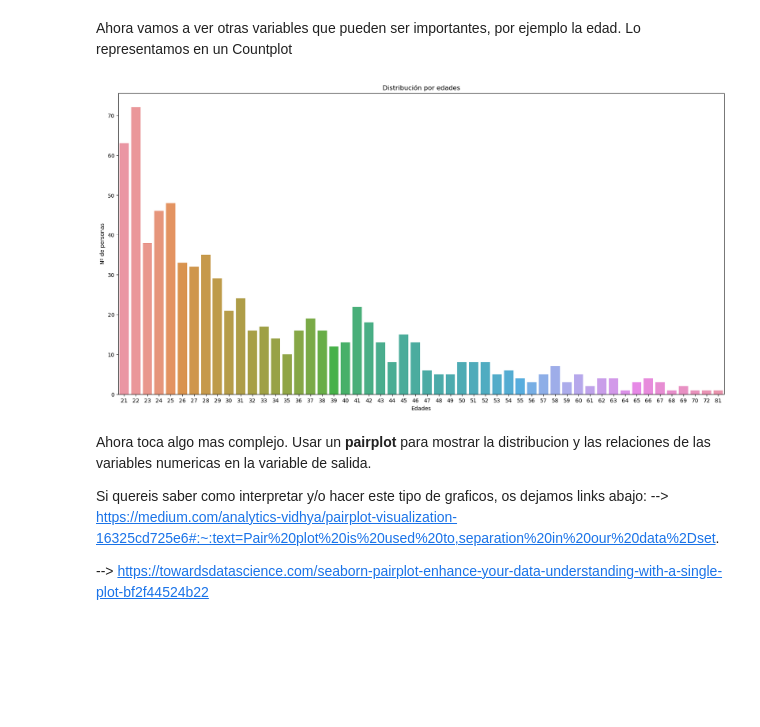
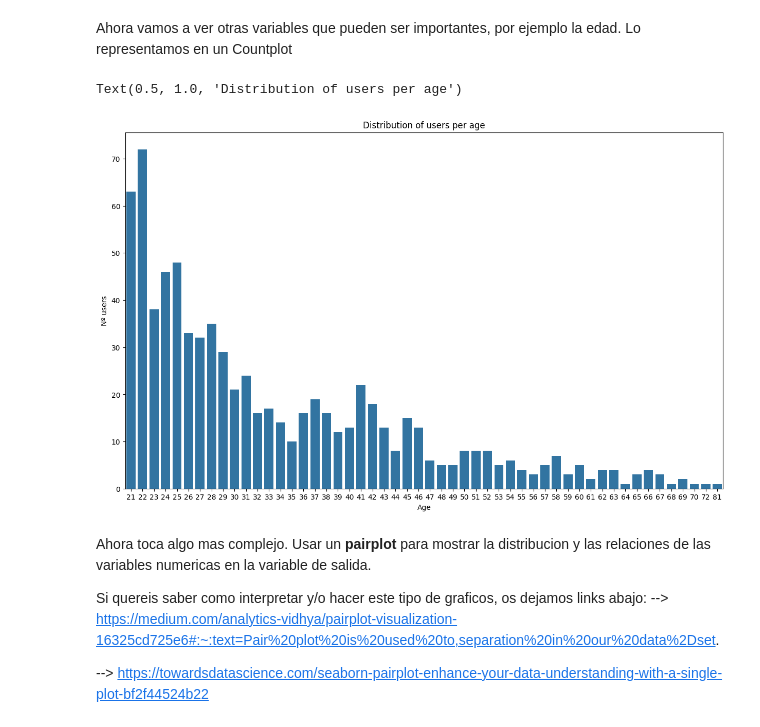
Before and after one commit to magnitopic/saturdaysai-ml, a Jupyter notebook: Week2-Metrics/ML_S2_Challenge.ipynb, the cells around one changed output. Cells and saved outputs as stored; diff of their text form; code cells hidden in the pictures; blank space fills up the shorter version.

```diff
--- a/Week2-Metrics/ML_S2_Challenge.ipynb
+++ b/Week2-Metrics/ML_S2_Challenge.ipynb
@@ -159,7 +174,9 @@ Index(['Pregnancies', 'Glucose', 'BloodPressure', 'SkinThickness', 'Insulin',
 La variable objetivo es aquiella que queremos predecir. Antes de comenzar a hacer modificaciones en el dataset, vamos a crearnos una copia sobre la que vamos a trabajar para conservar así el original sin cambios. Para ello crea un nuevo DataFrame llamado df que sea una copia del original.
 # %%
 # Una linea de codigo
+df = data.copy()
 # %% [markdown]
 Cambia el nombre de la variable objetivo "outocome" por "diabetes"  y comprueba
 # %%
 # Dos linea de codigo
+df = df.rename(columns={'Outcome': 'diabetes',})
@@ -174,3 +184,5 @@ Cambia el nombre de la variable objetivo "outocome" por "diabetes"  y comprueba
 Vamos a hacer una "chapucilla".Cambiad en diabetes los 0 por "no" y los 1 por "si"
 # %%
 # Una linea de codigo
+df['diabetes'] = df['diabetes'].map({1 : 'yes', 0 : 'no'})
+df.head(5)
@@ -186,26 +208,29 @@ Vamos a hacer ahora un countplot (echad un ojo en la libreria seaborn) y ¿que c
 Vuelve a poner las variables que hemos cambiado como 0 y como 1
 # %%
 # Una linea de codigo
+df['diabetes'] = df['diabetes'].map({'yes': 1, 'no': 0})
 # %% [markdown]
 Ahora vamos a ver otras variables que pueden ser importantes, por ejemplo la edad.
 Lo representamos en un Countplot
 # %%
 # Primero fijamos el tamaño de la figura
 # Una linea de codigo
-
+plt.figure(figsize=(15, 9))
 # Decimos que queremos un countplot, que datos queremos representar y de donde vienen
 # Una linea de codigo
-
+sns.countplot(df, x="Age")
 # Título del eje X
 # Una linea de codigo
-
+plt.xlabel('Age')
 # Título del eje Y
 # Una linea de codigo
-
+plt.ylabel('Nº users')
 # Título del gráfico
 # Una linea de codigo
+plt.title('Distribution of users per age')
 # %% [output]
+Text(0.5, 1.0, 'Distribution of users per age')
-[figure, old version]
+[figure, new version]
 # %% [markdown]
 Ahora toca algo mas complejo. Usar un **pairplot** para mostrar la distribucion y las relaciones de las variables numericas en la variable de salida.
 
```
Also changed, not shown: parts of 47 cells of this notebook, 2 other files.
